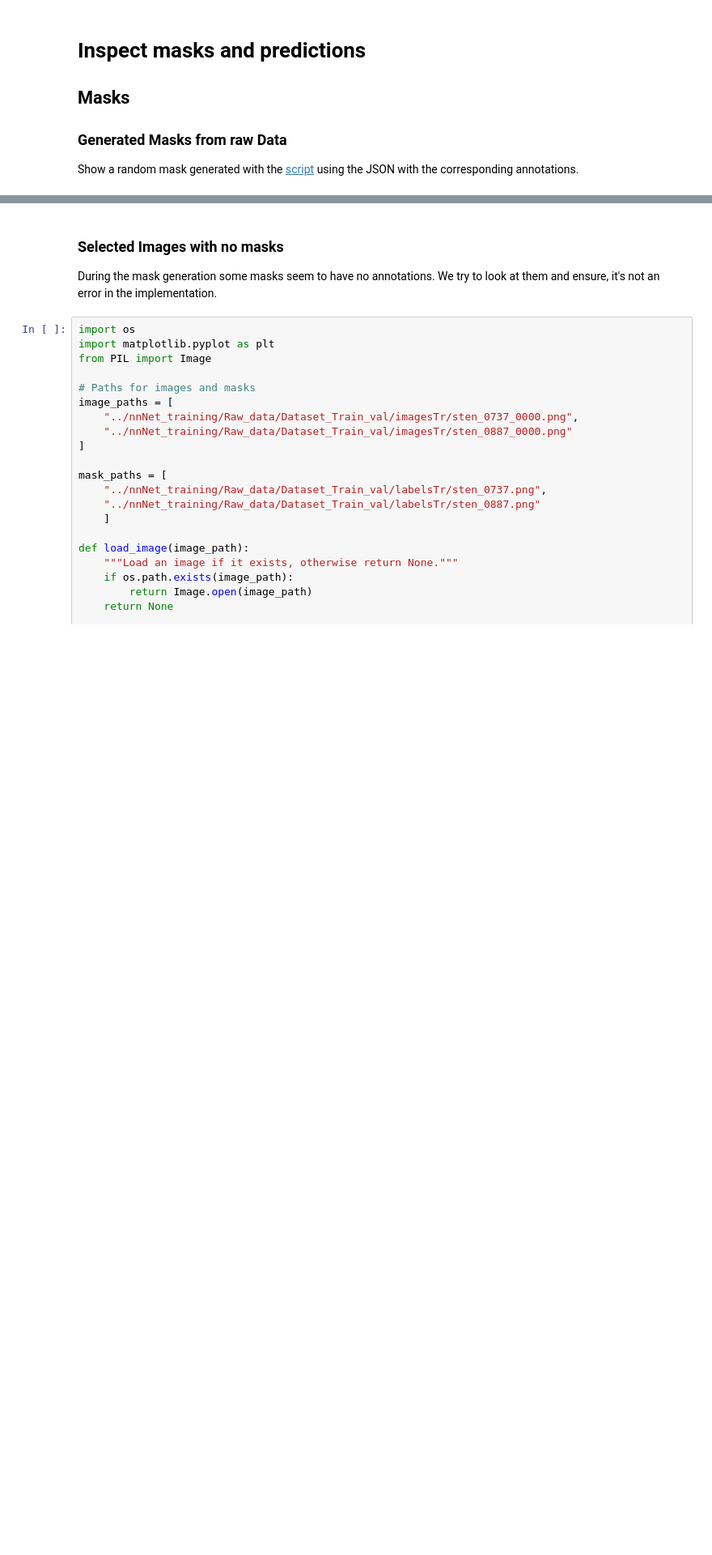
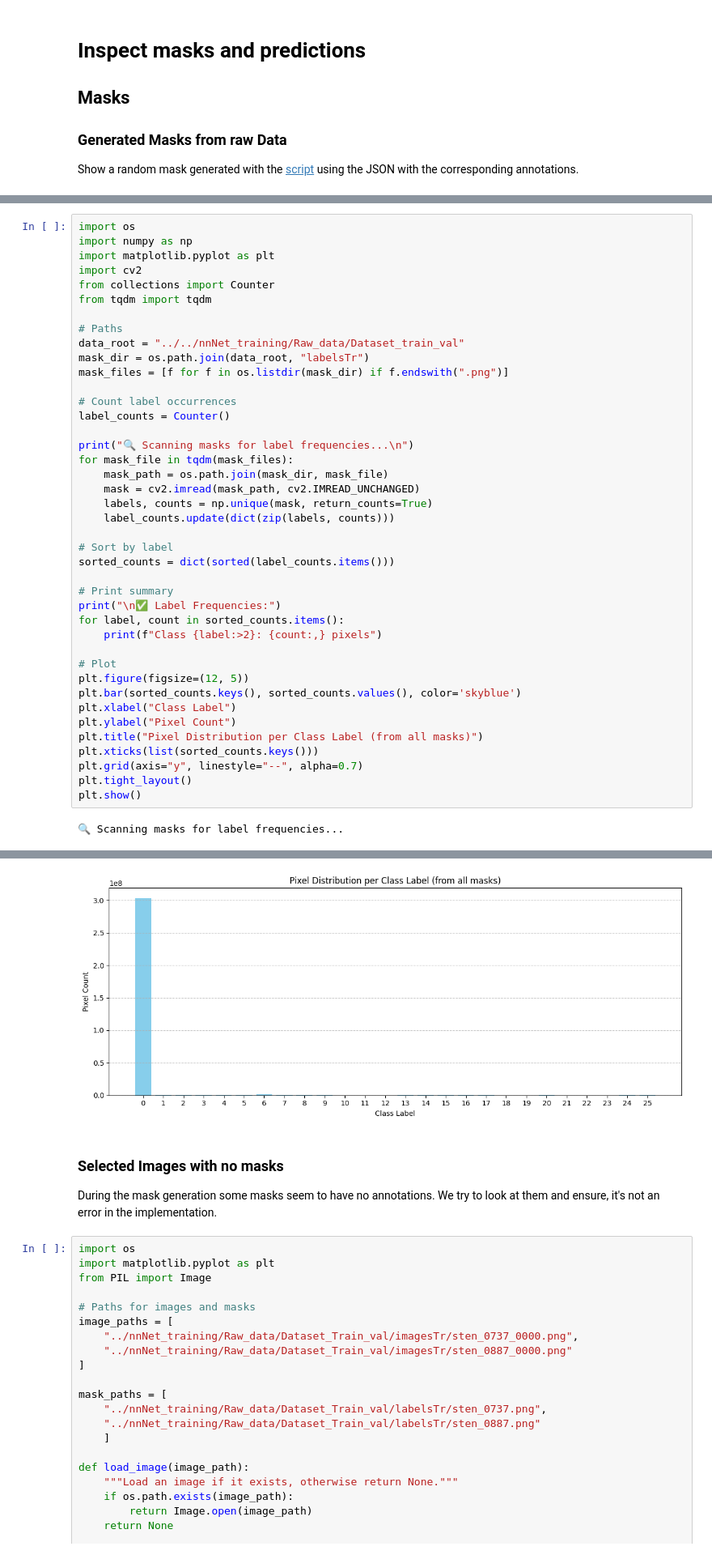
Before and after one commit to jannik1212/StenUNet, a Jupyter notebook: own_notebooks/arcade/inspect_masks.ipynb, the cells around one changed output, grey strips where cells are left out. Shown at 81% size. Drawn from its saved outputs; the diff is of its cells as text; blank space fills up the shorter version.

```diff
--- a/own_notebooks/arcade/inspect_masks.ipynb
+++ b/own_notebooks/arcade/inspect_masks.ipynb
@@ -59,0 +116,43 @@ visualize_image_and_mask()
+# %%
+import os
+import numpy as np
+import matplotlib.pyplot as plt
+import cv2
+from collections import Counter
+from tqdm import tqdm
+
+# Paths
+data_root = "../../nnNet_training/Raw_data/Dataset_train_val"
+mask_dir = os.path.join(data_root, "labelsTr")
+mask_files = [f for f in os.listdir(mask_dir) if f.endswith(".png")]
+
+# Count label occurrences
+label_counts = Counter()
+
+print("🔍 Scanning masks for label frequencies...\n")
+for mask_file in tqdm(mask_files):
+    mask_path = os.path.join(mask_dir, mask_file)
+    mask = cv2.imread(mask_path, cv2.IMREAD_UNCHANGED)
+    labels, counts = np.unique(mask, return_counts=True)
+    label_counts.update(dict(zip(labels, counts)))
+
+# Sort by label
+sorted_counts = dict(sorted(label_counts.items()))
+
+# Print summary
+print("\n✅ Label Frequencies:")
+for label, count in sorted_counts.items():
+    print(f"Class {label:>2}: {count:,} pixels")
+
+# Plot
+plt.figure(figsize=(12, 5))
+plt.bar(sorted_counts.keys(), sorted_counts.values(), color='skyblue')
+plt.xlabel("Class Label")
+plt.ylabel("Pixel Count")
+plt.title("Pixel Distribution per Class Label (from all masks)")
+plt.xticks(list(sorted_counts.keys()))
+plt.grid(axis="y", linestyle="--", alpha=0.7)
+plt.tight_layout()
+plt.show()
+# %% [output]
+🔍 Scanning masks for label frequencies...
@@ -60,3 +176,4 @@ visualize_image_and_mask()
+[figure, added]
 # %% [markdown]
 ### Selected Images with no masks
 During the mask generation some masks seem to have no annotations. We try to look at them and ensure, it's not an error in the implementation.
```
Also changed, not shown: parts of 4 cells of this notebook, 3 other files.
